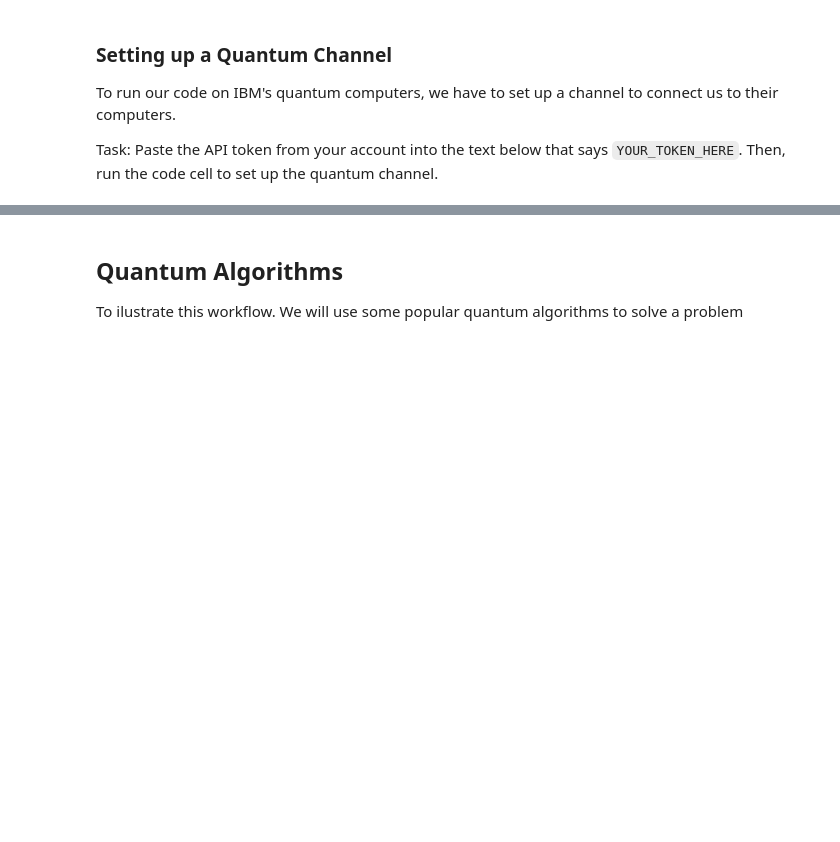
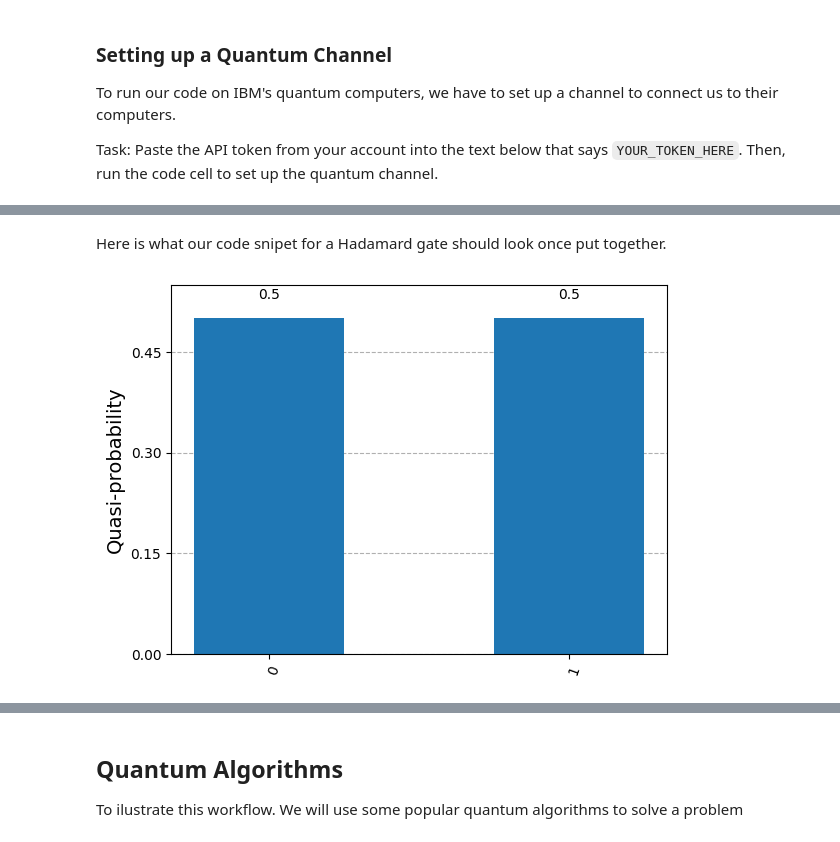
Before and after one commit to Watcher1223/CS-123-tutorial, a Jupyter notebook: qcqiskit.ipynb, the cells around one changed output, grey strips where cells are left out. Saved outputs shown, nothing was run; the diff lists cells and outputs as text; code cells hidden in the pictures; blank space fills up the shorter version.

```diff
--- a/qcqiskit.ipynb
+++ b/qcqiskit.ipynb
@@ -230,0 +278,21 @@ service = QiskitRuntimeService(channel="ibm_quantum",
+# %% [markdown]
+Here is what our code snipet for a Hadamard gate should look once put together.
+# %%
+from qiskit import QuantumCircuit
+from qiskit.visualization import plot_histogram
+from qiskit.primitives import Sampler
+
+qc = QuantumCircuit(1, 1)
+
+qc.h(0)
+
+qc.measure(0, 0)
+
+sampler = Sampler()
+job = sampler.run([qc])
+result = job.result()
+counts = result.quasi_dists[0]
+
+plot_histogram(counts)
+# %% [output]
+[figure, added]
```
Also changed, not shown: parts of 40 cells of this notebook.
